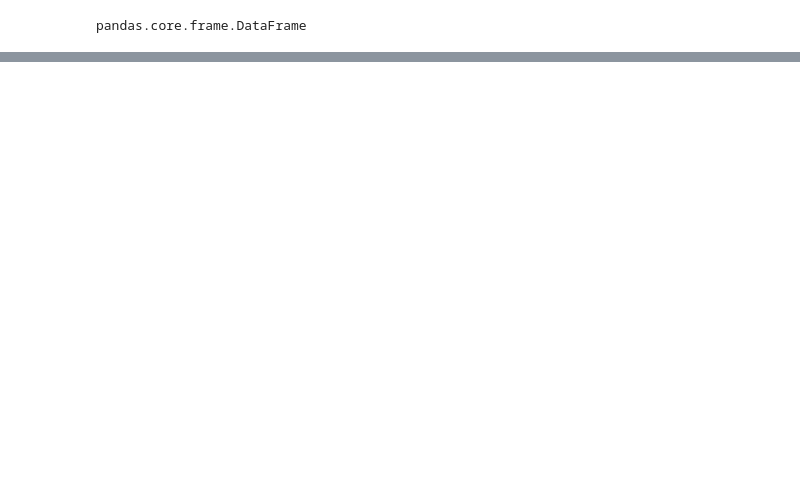
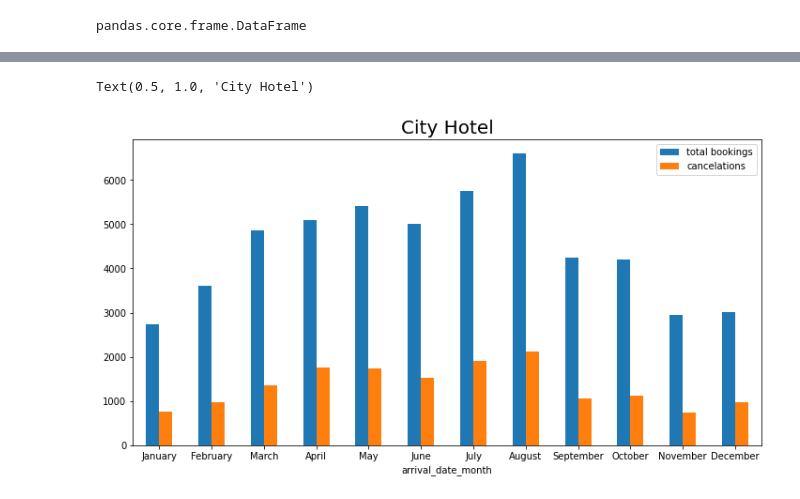
Before and after one commit to guptaprateek98/capstone_hotel, a Jupyter notebook: Copy_Hotel_Booking_Analysis_Capstone_Project.ipynb, the cells around one changed output, grey strips where cells are left out. Saved outputs shown, nothing was run; the diff lists cells and outputs as text; code cells hidden in the pictures; blank space fills up the shorter version.

```diff
--- a/Copy_Hotel_Booking_Analysis_Capstone_Project.ipynb
+++ b/Copy_Hotel_Booking_Analysis_Capstone_Project.ipynb
@@ -245,0 +263,17 @@ pandas.core.frame.DataFrame
+# %%
+a_city = city_bookings.groupby(['arrival_date_month'])['is_canceled'].count()
+# %%
+city_cancelations = city_bookings.loc[city_bookings['is_canceled']== 1,['is_canceled','arrival_date_month']]
+# %%
+b_city = city_cancelations.groupby(['arrival_date_month'])['is_canceled'].count()
+# %%
+city_book_cancel = pd.concat([a_city,b_city],axis = 1, keys = ['total bookings','cancelations'])
+# %%
+months = ['January', 'February', 'March', 'April', 'May', 'June', 'July', 'August', 'September', 'October', 'November', 'December']
+plt.rcParams['figure.figsize'] = (12, 6)
+city_book_cancel.reindex(months).plot.bar()
+plt.xticks(rotation = 0)
+plt.title('City Hotel',fontsize=20)
+# %% [output]
+Text(0.5, 1.0, 'City Hotel')
+[figure, added]
```
Also changed, not shown: parts of 15 cells of this notebook.
